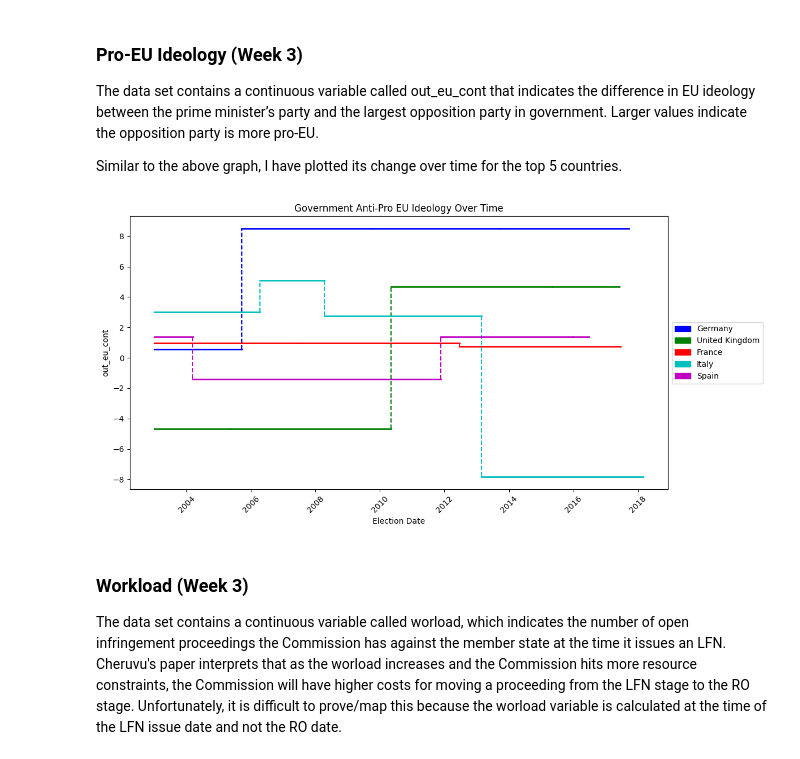
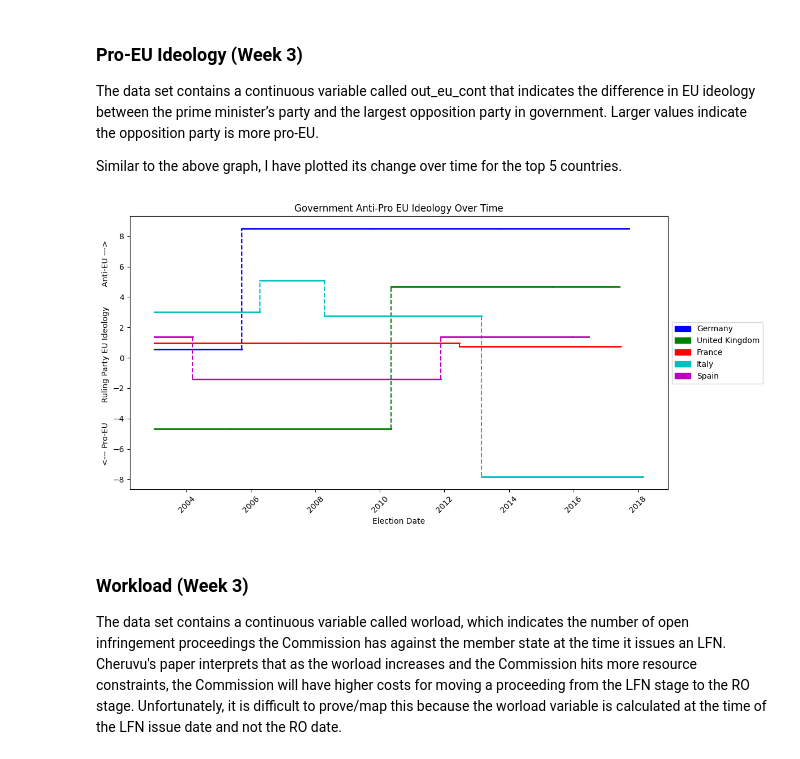
Before and after one commit to DaymudeLab/DissentSelfCensorship, a Jupyter notebook: notes.ipynb, the cells around one changed output. Saved outputs shown, nothing was run; the diff lists cells and outputs as text; code cells hidden in the pictures.

```diff
--- a/notes.ipynb
+++ b/notes.ipynb
@@ -332,35 +332,35 @@ for i, country in enumerate(countries):
     # Sort the data by election date
     filtered_data = filtered_data.sort_values('election_date')
 
     # Remove rows with duplicate election dates
     filtered_data = filtered_data.drop_duplicates(subset='election_date')
 
     # Add a data point at 1/1/03 with y value equal to the first out_eu_cont sorted by ascending election_date
     first_out_eu_cont = filtered_data.iloc[0]['out_eu_cont']
     filtered_data = filtered_data.append({'election_date': pd.to_datetime('2003-01-01'), 'out_eu_cont': first_out_eu_cont}, ignore_index=True)
 
     # Iterate over the filtered data and plot horizontal lines
     for j in range(len(filtered_data) - 1):
         x_start = filtered_data.iloc[j - 1]['election_date']
         x_end = filtered_data.iloc[j]['election_date']
         y = filtered_data.iloc[j]['out_eu_cont']
         plt.plot([x_start, x_end], [y, y], color=colors[i], lw=2)
         if x_end != pd.to_datetime('2003-01-01') and j+1 < len(filtered_data) - 1:
             plt.plot([x_end, x_end], [y, filtered_data.iloc[j + 1]['out_eu_cont']], color=colors[i], linestyle='--')
 
     # Add a patch for the legend
     patch = mpatches.Patch(color=colors[i], label=country)
     patches.append(patch)
 
 plt.xlabel('Election Date')
-plt.ylabel('out_eu_cont')
+plt.ylabel('<--- Pro-EU\u2002\u2002\u2002\u2002\u2002Ruling Party EU Ideology\u2002\u2002\u2002\u2002\u2002Anti-EU --->')
 plt.title('Government Anti-Pro EU Ideology Over Time')
 plt.xticks(rotation=45)
 plt.legend(handles=patches, loc='center left', bbox_to_anchor=(1, 0.5))
 plt.tight_layout()
 plt.show()
 # %% [output]
-[figure, old version]
+[figure, new version]
 # %% [markdown]
 ### Workload (Week 3)
 
```
Also changed, not shown: parts of 8 cells of this notebook, 2 other files.
